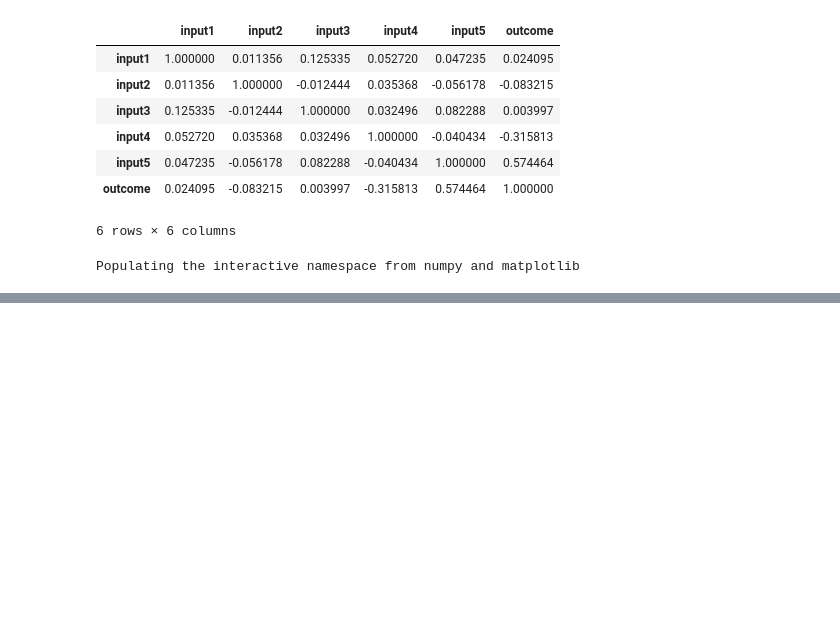
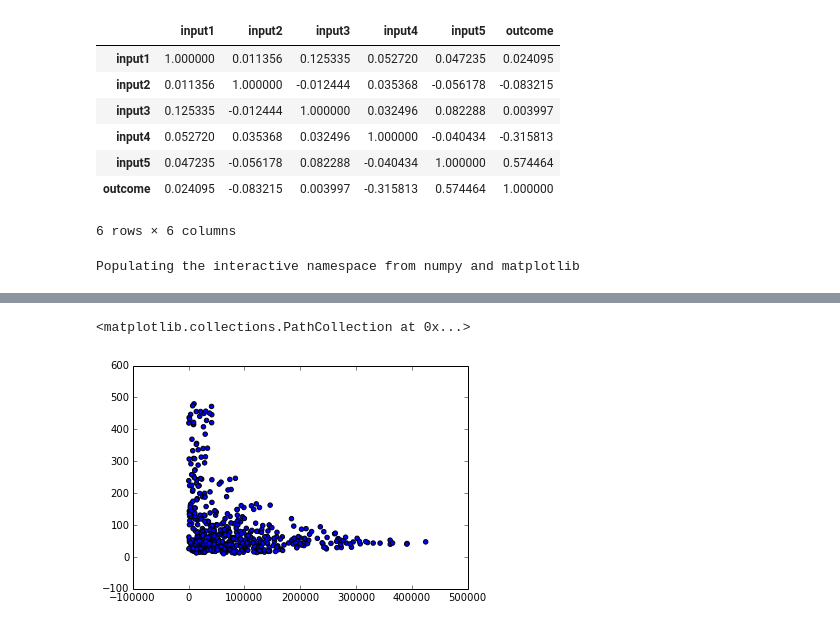
Before and after one commit to Dawny33/Data-Mining-and-ML, a Jupyter notebook: Multivariate data (Regression)/Exercise 4/Exercise 4.ipynb, the cells around one changed output, grey strips where cells are left out. Cells and saved outputs as stored; diff of their text form; code cells hidden in the pictures; blank space fills up the shorter version.

```diff
--- a/Multivariate data (Regression)/Exercise 4/Exercise 4.ipynb
+++ b/Multivariate data (Regression)/Exercise 4/Exercise 4.ipynb
@@ -104,0 +156,5 @@ BayesianRidge(alpha_1=1e-06, alpha_2=1e-06, compute_score=False, copy_X=True,
+# %%
+plt.scatter(df["op"], df["inp4"])
+# %% [output]
+<matplotlib.collections.PathCollection at 0x...>
+[figure, added]
```
Also changed, not shown: parts of 24 cells of this notebook.
